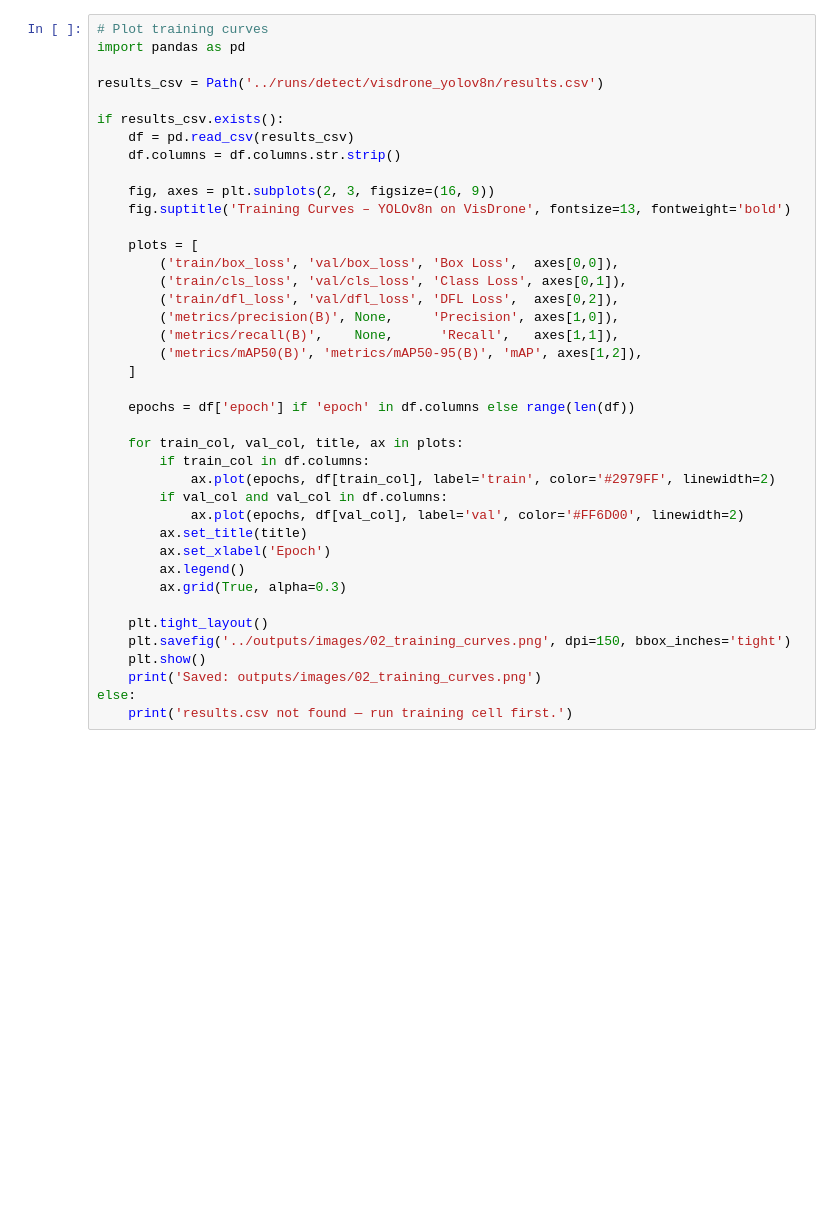
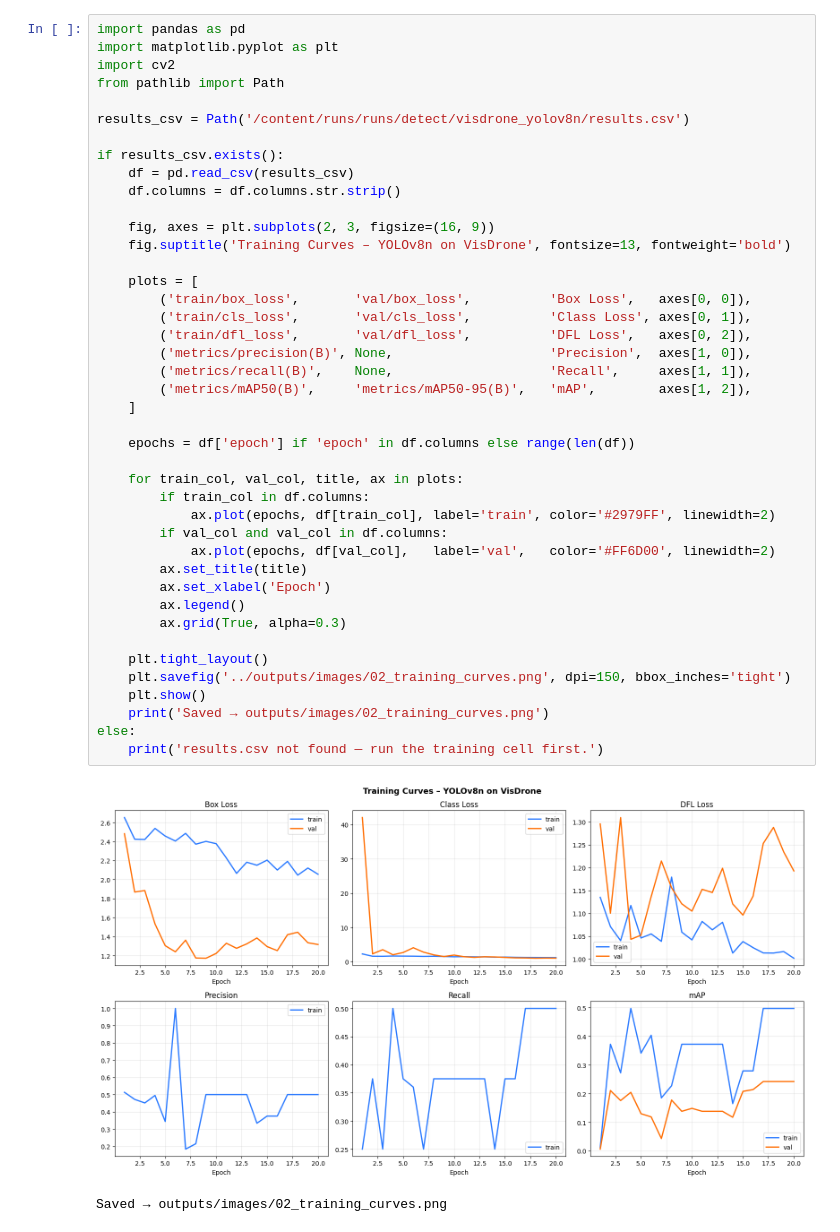
Before and after one commit to marzan1306/antlings-drone-detection, a Jupyter notebook: notebooks/02_model_training.ipynb, the cells around one changed output. Drawn from its saved outputs; the diff is of its cells as text; blank space fills up the shorter version.

```diff
--- a/notebooks/02_model_training.ipynb
+++ b/notebooks/02_model_training.ipynb
@@ -119,41 +267,46 @@ print(f'\nBest weights saved to: {BEST_WEIGHTS}')
 # %%
-# Plot training curves
 import pandas as pd
+import matplotlib.pyplot as plt
+import cv2
+from pathlib import Path
 
-results_csv = Path('../runs/detect/visdrone_yolov8n/results.csv')
+results_csv = Path('/content/runs/runs/detect/visdrone_yolov8n/results.csv')
 
 if results_csv.exists():
     df = pd.read_csv(results_csv)
     df.columns = df.columns.str.strip()
 
     fig, axes = plt.subplots(2, 3, figsize=(16, 9))
     fig.suptitle('Training Curves – YOLOv8n on VisDrone', fontsize=13, fontweight='bold')
 
     plots = [
-        ('train/box_loss', 'val/box_loss', 'Box Loss',  axes[0,0]),
-        ('train/cls_loss', 'val/cls_loss', 'Class Loss', axes[0,1]),
-        ('train/dfl_loss', 'val/dfl_loss', 'DFL Loss',  axes[0,2]),
-        ('metrics/precision(B)', None,     'Precision', axes[1,0]),
-        ('metrics/recall(B)',    None,      'Recall',   axes[1,1]),
-        ('metrics/mAP50(B)', 'metrics/mAP50-95(B)', 'mAP', axes[1,2]),
+        ('train/box_loss',       'val/box_loss',          'Box Loss',   axes[0, 0]),
+        ('train/cls_loss',       'val/cls_loss',          'Class Loss', axes[0, 1]),
+        ('train/dfl_loss',       'val/dfl_loss',          'DFL Loss',   axes[0, 2]),
+        ('metrics/precision(B)', None,                    'Precision',  axes[1, 0]),
+        ('metrics/recall(B)',    None,                    'Recall',     axes[1, 1]),
+        ('metrics/mAP50(B)',     'metrics/mAP50-95(B)',   'mAP',        axes[1, 2]),
     ]
 
     epochs = df['epoch'] if 'epoch' in df.columns else range(len(df))
 
     for train_col, val_col, title, ax in plots:
         if train_col in df.columns:
             ax.plot(epochs, df[train_col], label='train', color='#2979FF', linewidth=2)
         if val_col and val_col in df.columns:
-            ax.plot(epochs, df[val_col], label='val', color='#FF6D00', linewidth=2)
+            ax.plot(epochs, df[val_col],   label='val',   color='#FF6D00', linewidth=2)
         ax.set_title(title)
         ax.set_xlabel('Epoch')
         ax.legend()
         ax.grid(True, alpha=0.3)
 
     plt.tight_layout()
     plt.savefig('../outputs/images/02_training_curves.png', dpi=150, bbox_inches='tight')
     plt.show()
-    print('Saved: outputs/images/02_training_curves.png')
+    print('Saved → outputs/images/02_training_curves.png')
 else:
-    print('results.csv not found — run training cell first.')
+    print('results.csv not found — run the training cell first.')
+# %% [output]
+[figure, added]
+Saved → outputs/images/02_training_curves.png
 # %%
```
Also changed, not shown: parts of 12 cells of this notebook, 2 other files.
